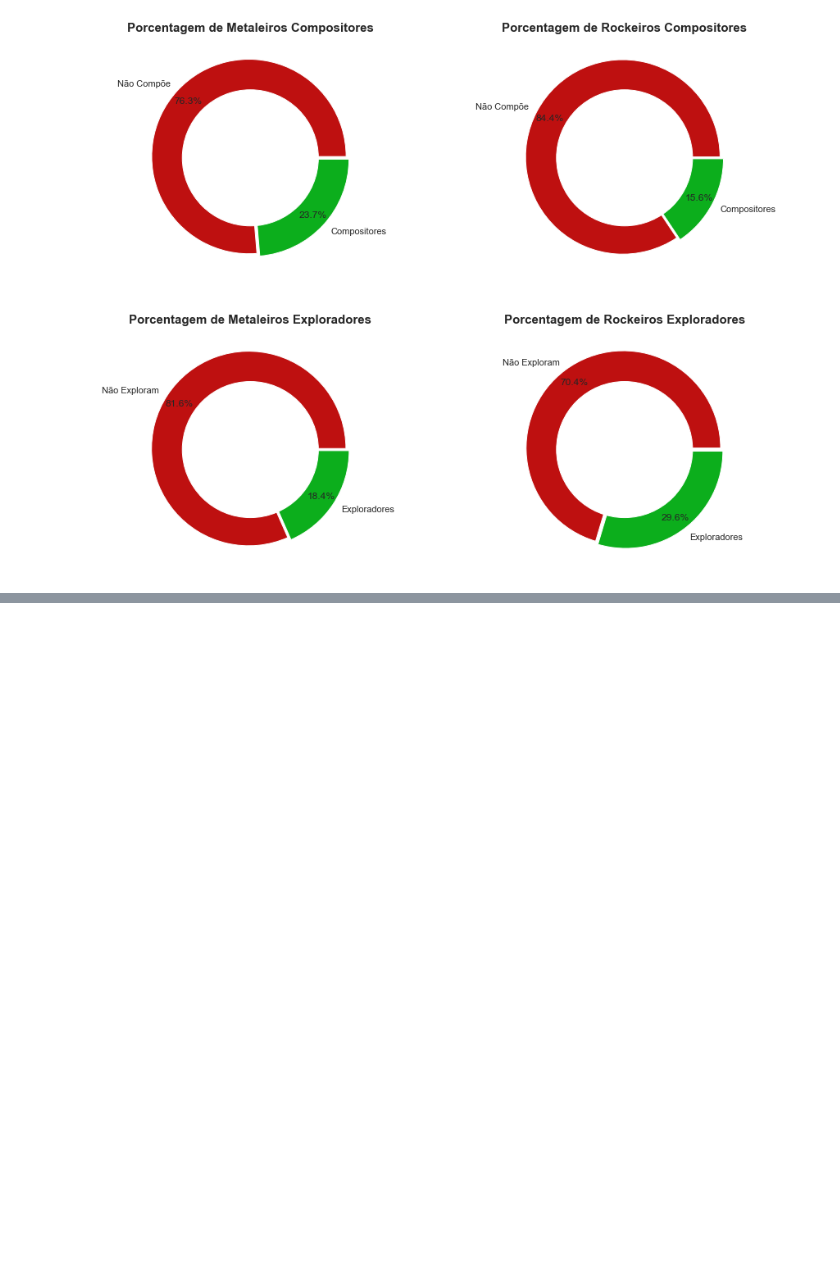
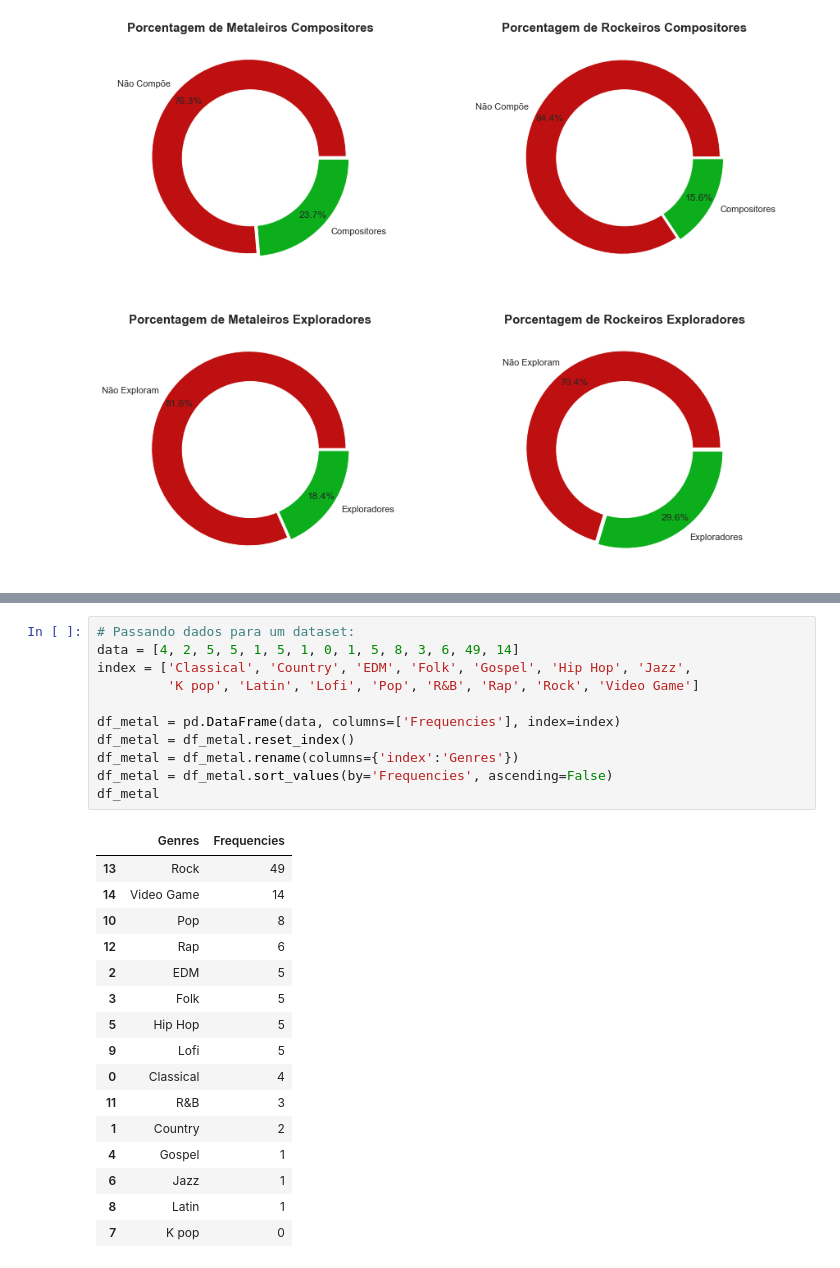
Before and after one commit to JoSEPHDev2022/Mental_Health_X_Music, a Jupyter notebook: analise_exp.ipynb, the cells around one changed output, grey strips where cells are left out. Cells and saved outputs as stored; diff of their text form; blank space fills up the shorter version.

```diff
--- a/analise_exp.ipynb
+++ b/analise_exp.ipynb
@@ -1071,0 +1146,28 @@ plt.show()
+# %%
+# Passando dados para um dataset:
+data = [4, 2, 5, 5, 1, 5, 1, 0, 1, 5, 8, 3, 6, 49, 14]
+index = ['Classical', 'Country', 'EDM', 'Folk', 'Gospel', 'Hip Hop', 'Jazz',
+         'K pop', 'Latin', 'Lofi', 'Pop', 'R&B', 'Rap', 'Rock', 'Video Game']
+
+df_metal = pd.DataFrame(data, columns=['Frequencies'], index=index)
+df_metal = df_metal.reset_index()
+df_metal = df_metal.rename(columns={'index':'Genres'})
+df_metal = df_metal.sort_values(by='Frequencies', ascending=False)
+df_metal
+# %% [output]
+|  | Genres | Frequencies |
+| 13 | Rock | 49 |
+| 14 | Video Game | 14 |
+| 10 | Pop | 8 |
+| 12 | Rap | 6 |
+| 2 | EDM | 5 |
+| 3 | Folk | 5 |
+| 5 | Hip Hop | 5 |
+| 9 | Lofi | 5 |
+| 0 | Classical | 4 |
+| 11 | R&B | 3 |
+| 1 | Country | 2 |
+| 4 | Gospel | 1 |
+| 6 | Jazz | 1 |
+| 8 | Latin | 1 |
+| 7 | K pop | 0 |
```
Also changed, not shown: parts of 13 cells of this notebook.
